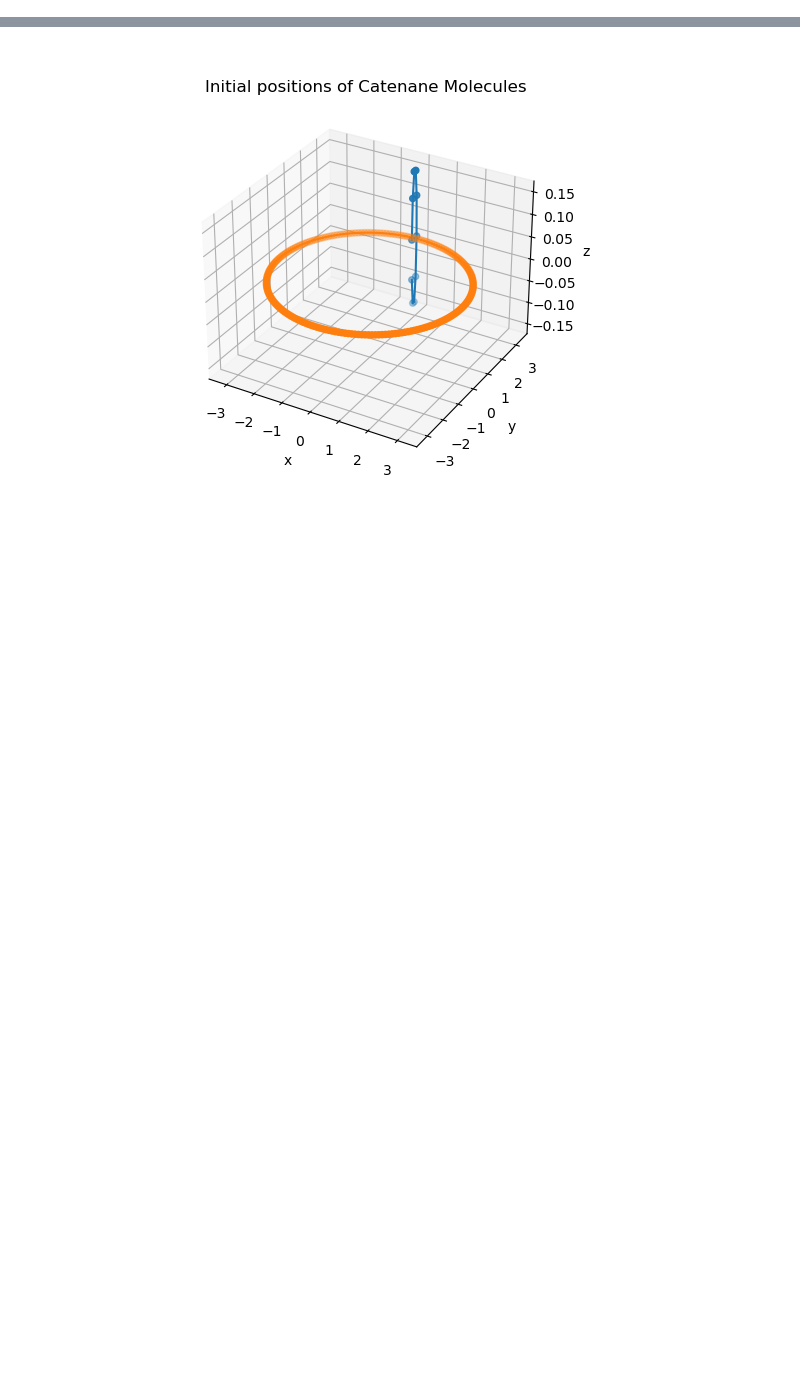
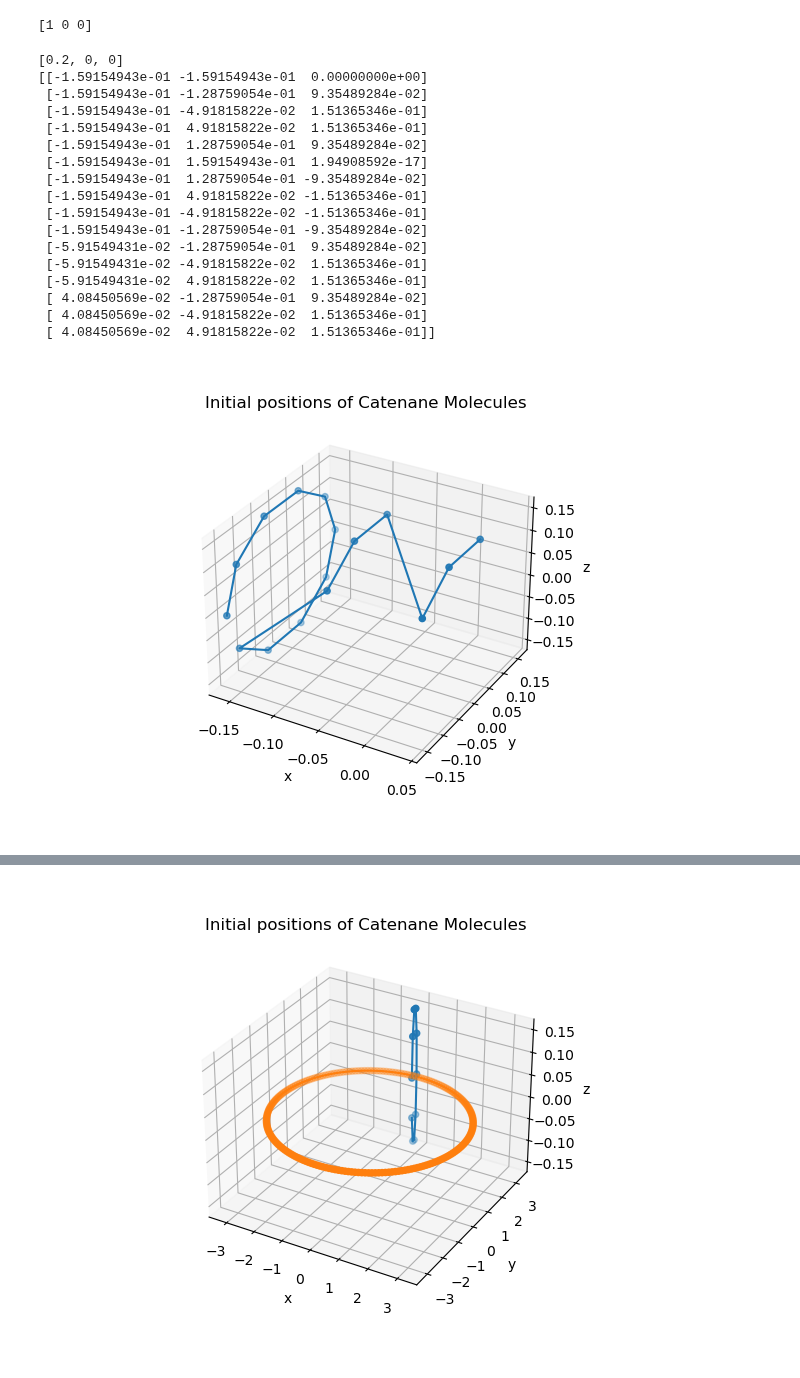
Before and after one commit to RyvalEnvy/NE452-catenane-simulations, a Jupyter notebook: Generate Rings.ipynb, the cells around one changed output, grey strips where cells are left out. Cells and saved outputs as stored; diff of their text form; code cells hidden in the pictures; blank space fills up the shorter version.

```diff
--- a/Generate Rings.ipynb
+++ b/Generate Rings.ipynb
@@ -52,8 +52,15 @@ def xRot(theta):
     ).reshape(3,3)
 
     return rotmat
+# %%
+plane=0
+oxygen_shift = np.array([0,0,0])
+oxygen_shift[plane] = 1
+print(oxygen_shift)
+# %% [output]
+[1 0 0]
 # %%
-def ringMaker(d, N, rotmat, xshift = False, yshift = False, zshift = False):
+def ringMaker(d, N, rotmat,oxygen_positions=[],plane=0 , xshift = False, yshift = False, zshift = False):
     """ function to make rings of a specified size
     parameters:
     d: float
@@ -69,16 +76,22 @@ def ringMaker(d, N, rotmat, xshift = False, yshift = False, zshift = False):
         write the ring positions into an xyz file
     fname: str
         name of the file output. SHOULD INCLUDE THE FILENAME EXTENSION (.xyz)
+    plane describes th eplane that the ring is on (0 for yz, 1 fo xz and 2 xy)
     """
     # distance between clusters
     # angle between clusters:
     theta = 2*np.pi/N
     # radius of each ring:
     r = N*d/(2*np.pi)
-
-    p = np.zeros((N, 3))
+    n_oxygen = len(oxygen_positions)
+    p = np.zeros((N+2*n_oxygen, 3)) #accounting for hydrogens too
     p[:, :] = [-r, 0, 0]
 
+    oxygen_shift = [0,0,0]
+    oxygen_shift[plane] = d
+    hydrogen_shift = [0,0,0]
+    hydrogen_shift[plane]=2*d
+    print(hydrogen_shift)
     # calc angles to rotate initial ring position about the given axis
     angles = np.arange(0, N)*theta
 
@@ -87,7 +100,12 @@ def ringMaker(d, N, rotmat, xshift = False, yshift = False, zshift = False):
         theta_i = angles[i]
         rot = rotmat(theta_i)
         p[i, :] = np.dot(rot, p[i, :])
-
+    for i in range(n_oxygen):
+        oxygen_ind = i+N
+        p[oxygen_ind,:] = p[oxygen_positions[i],:] + oxygen_shift
+    for i in range(n_oxygen):
+        hydrogen_ind = i+N+ n_oxygen
+        p[hydrogen_ind,:] = p[oxygen_positions[i],:] + hydrogen_shift
     # translate the ring by shift
     if xshift:
         p[:, :] += [xshift, 0, 0]
@@ -142,3 +162,27 @@ def visualize_rings(rings,xyPlot=False,yzPlot=False,xzPlot=False):
+# %%
+N_small = 10
+p_small,r_small = ringMaker(d = 0.1, N = N_small, rotmat = xRot,oxygen_positions=[1,2,3],plane=0,yshift=0,xshift = 0,zshift=0)
+visualize_rings([p_small])
+print(p_small)
+# %% [output]
+[0.2, 0, 0]
+[[-1.59154943e-01 -1.59154943e-01  0.00000000e+00]
+ [-1.59154943e-01 -1.28759054e-01  9.35489284e-02]
+ [-1.59154943e-01 -4.91815822e-02  1.51365346e-01]
+ [-1.59154943e-01  4.91815822e-02  1.51365346e-01]
+ [-1.59154943e-01  1.28759054e-01  9.35489284e-02]
+ [-1.59154943e-01  1.59154943e-01  1.94908592e-17]
+ [-1.59154943e-01  1.28759054e-01 -9.35489284e-02]
+ [-1.59154943e-01  4.91815822e-02 -1.51365346e-01]
+ [-1.59154943e-01 -4.91815822e-02 -1.51365346e-01]
+ [-1.59154943e-01 -1.28759054e-01 -9.35489284e-02]
+ [-5.91549431e-02 -1.28759054e-01  9.35489284e-02]
+ [-5.91549431e-02 -4.91815822e-02  1.51365346e-01]
+ [-5.91549431e-02  4.91815822e-02  1.51365346e-01]
+ [ 4.08450569e-02 -1.28759054e-01  9.35489284e-02]
+ [ 4.08450569e-02 -4.91815822e-02  1.51365346e-01]
+ [ 4.08450569e-02  4.91815822e-02  1.51365346e-01]]
+[figure, added]
 # %%
 def write_pdb(molecule_coordinate_sets,fname,description,res_names,oxygen_locations=[[-1],[-1]]):
     #molecule_coordinate_sets Is a list of matrices containing coordinates
```
Also changed, not shown: parts of 7 cells of this notebook.
